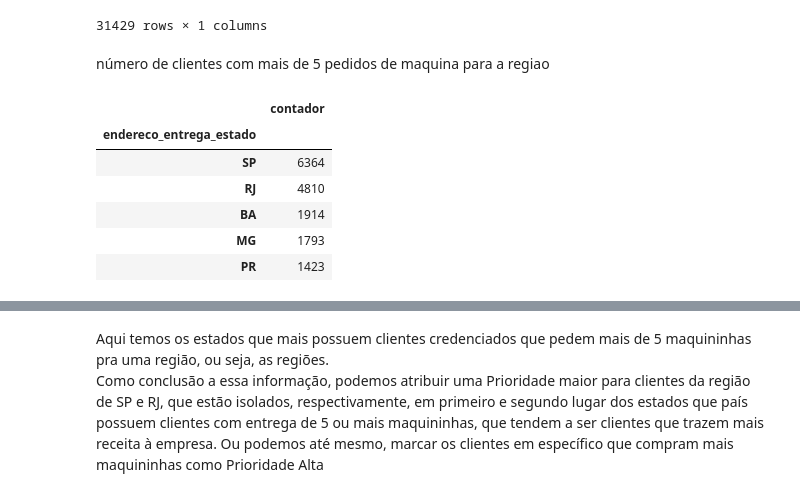
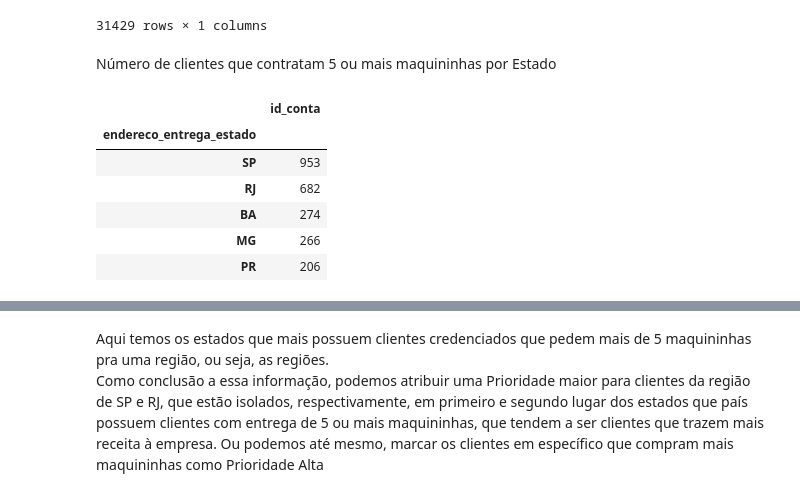
Before and after one commit to rafajovelho/Case3, a Jupyter notebook: Caso_TON.ipynb, the cells around one changed output, grey strips where cells are left out. Cells and saved outputs as stored; diff of their text form; code cells hidden in the pictures.

```diff
--- a/Caso_TON.ipynb
+++ b/Caso_TON.ipynb
@@ -1673,20 +1763,20 @@ q8
 | 0014100001hbFl3AAE | MG | 4 |
 | 0014100001klnjQAAQ | SP | 1 |
 31429 rows × 1 columns
-# %% [markdown]
-número de clientes com mais de 5 pedidos de maquina para a regiao
+# %% [markdown]
+Número de clientes que contratam 5 ou mais maquininhas por Estado
 # %%
 q8 = q8[(q8['contador'] >= 5)].reset_index(drop = False).sort_values('contador')
-q8 = q8.groupby('endereco_entrega_estado').agg({'contador':'sum'}).sort_values('contador', ascending= False)
+q8 = q8.groupby('endereco_entrega_estado').agg({'id_conta':'count'}).sort_values('id_conta', ascending= False)
 q8.head()
 # %% [output]
-|  | contador |
+|  | id_conta |
 | endereco_entrega_estado |  |
-| SP | 6364 |
-| RJ | 4810 |
-| BA | 1914 |
-| MG | 1793 |
-| PR | 1423 |
+| SP | 953 |
+| RJ | 682 |
+| BA | 274 |
+| MG | 266 |
+| PR | 206 |
 # %%
 # Plot
 plt.figure(figsize = (16,10))
```
Also changed, not shown: parts of 36 cells of this notebook.
